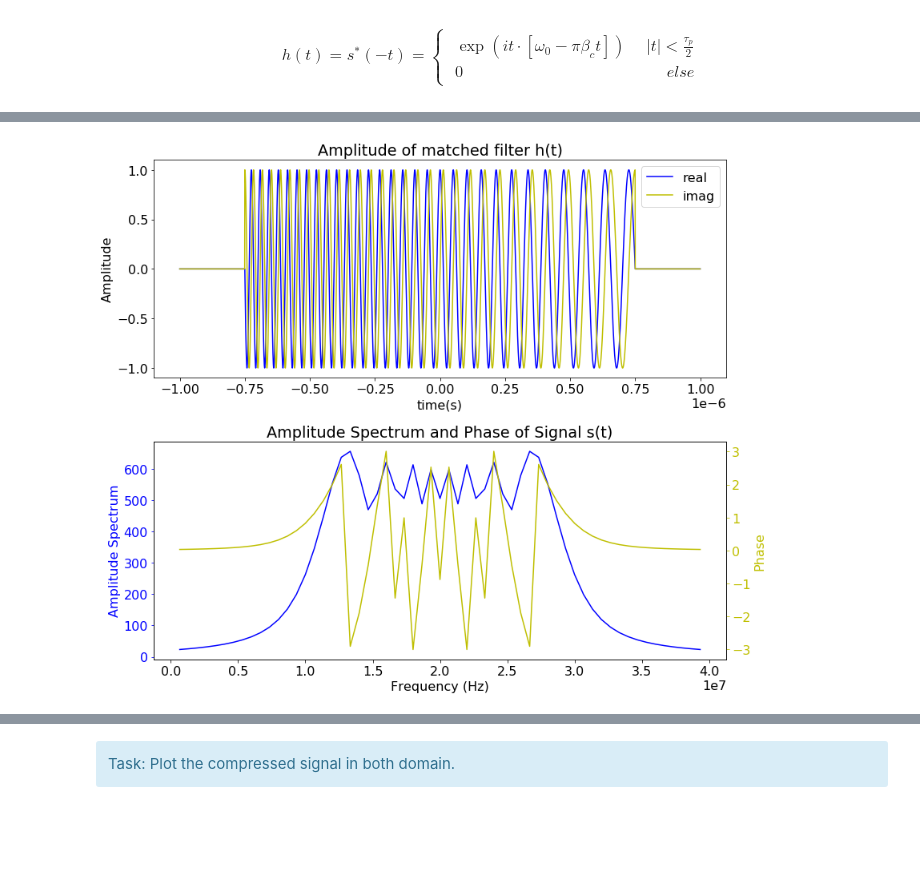
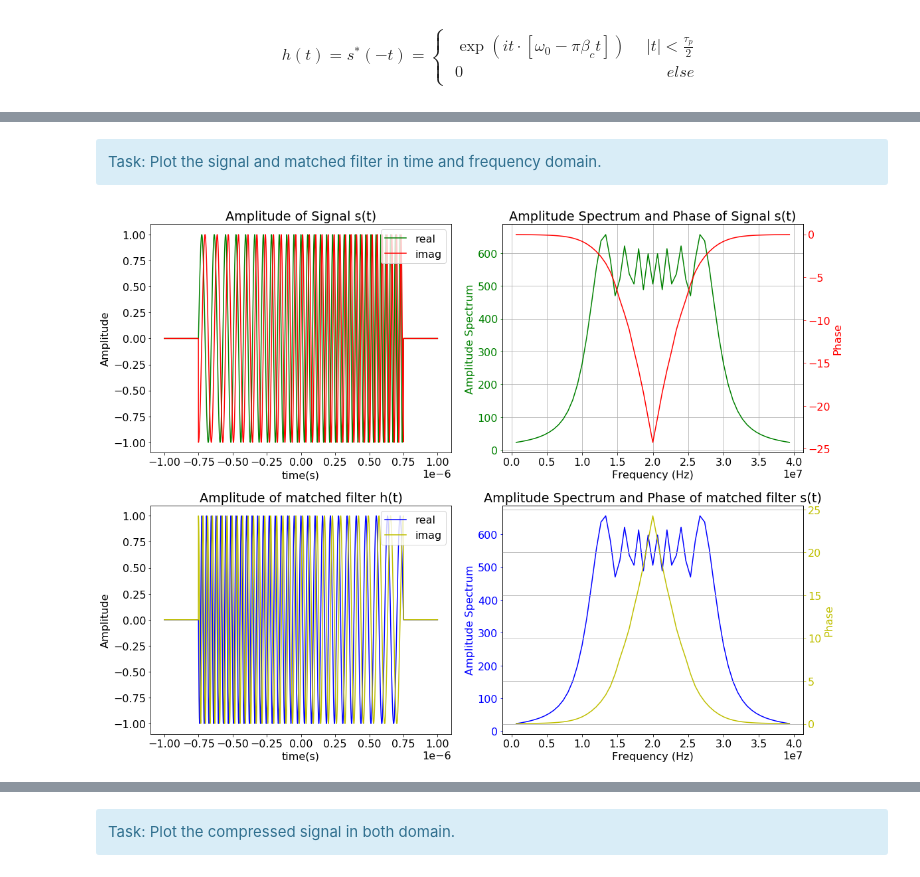
Before and after one commit to AzimuthLI/SAR_Introduction, a Jupyter notebook: Exercise_1-1D_Data.ipynb, the cells around one changed output, grey strips where cells are left out. Drawn from its saved outputs; the diff is of its cells as text; code cells hidden in the pictures; blank space fills up the shorter version.

```diff
--- a/Exercise_1-1D_Data.ipynb
+++ b/Exercise_1-1D_Data.ipynb
@@ -67,11 +80,7 @@ beta = bw / tau
 # %%
 signal = chirped_pulse(t, omega, beta, tau)
 signal_f = fft(signal[np.where(signal!=0)])
-freqs = fftfreq(signal_f.size, d = dt)
+freq_s = fftfreq(signal_f.size, d = dt)
 
-f0 = 0
-f1 = 40e6
-f0_phi = -20e6
-
-f = np.where((freqs>f0)&(freqs<f1))
-f_phi = np.where((freqs>f0_phi)&(freqs<f1))
+f_signal = np.where((freq_s>f0)&(freq_s<f1))
+f_phi_signal = np.where((freq_s>f0_phi)&(freq_s<f1))
@@ -162,44 +114,70 @@ def matched_filter(t, omega, beta, tau):
 # %%
 m_filter = matched_filter(t, omega, beta, tau)
 m_filter_f = fft(m_filter[np.where(signal!=0)])
-freq = fftfreq(m_filter_f.size, d = dt)
+freq_h = fftfreq(m_filter_f.size, d = dt)
 
-f0 = 0
-f1 = 40e6
-f0_phi = -20e6
-
-f = np.where((freq>f0)&(freq<f1))
-f_phi = np.where((freq>f0_phi)&(freq<f1))
+f_filter = np.where((freq_h>f0)&(freq_h<f1))
+f_phi_filter = np.where((freq_h>f0_phi)&(freq_h<f1))
+# %% [markdown]
+<div class="alert alert-info">
+Task: Plot the signal and matched filter in time and frequency domain.
+</div>
 # %%
-fig = plt.figure()
+fig = plt.figure(figsize=[16, 12])
 
 # Plot signal in time domain
-ax1 = fig.add_subplot(211)
-ax1.plot(t, np.real(m_filter), 'b', label='real')
-ax1.plot(t, np.imag(m_filter), 'y', label='imag')
+ax1 = fig.add_subplot(221)
+ax1.plot(t, np.real(signal), 'g', label='real')
+ax1.plot(t, np.imag(signal), 'r', label='imag')
 ax1.legend(loc='upper right')
-ax1.set_title('Amplitude of matched filter h(t)')
+ax1.set_title('Amplitude of Signal s(t)')
 ax1.set_xlabel('time(s)')
 ax1.set_ylabel('Amplitude')
 ax1.ticklabel_format(axis='x', style='sci', scilimits=(-3,4))
 
 # Plot signal in frequency domain
-ax2 = fig.add_subplot(212)
+ax2 = fig.add_subplot(222)
 # ax2 = ax1.twinx()
-ax2.plot(freqs[f], np.abs(m_filter_f)[f], 'b')
+ax2.plot(freq_s[f_signal], np.abs(signal_f)[f_signal], 'g')
 ax2.set_title('Amplitude Spectrum and Phase of Signal s(t)')
 ax2.set_xlabel('Frequency (Hz)')
-ax2.set_ylabel('Amplitude Spectrum', color='b')
-ax2.tick_params('y', colors='b')
+ax2.set_ylabel('Amplitude Spectrum', color='g')
+ax2.tick_params('y', colors='g')
 
-ax3 = ax2.twinx()
-ax3.plot(freqs[f], np.angle(m_filter_f)[f], 'y', label='imag')
-ax3.set_ylabel('Phase', color='y')
-ax3.tick_params('y', colors='y')
+ax2_2 = ax2.twinx()
+ax2_2.plot(freq_s[f_signal], np.unwrap(np.angle(signal_f))[f_signal], 'r', label='imag')
+ax2_2.set_ylabel('Phase', color='r')
+ax2_2.tick_params('y', colors='r')
+
+ax2.ticklabel_format(axis='x', style='sci', scilimits=(-3,4))
+ax2.grid()
+
+ax3 = fig.add_subplot(223)
+ax3.plot(t, np.real(m_filter), 'b', label='real')
+ax3.plot(t, np.imag(m_filter), 'y', label='imag')
+ax3.legend(loc='upper right')
+ax3.set_title('Amplitude of matched filter h(t)')
+ax3.set_xlabel('time(s)')
+ax3.set_ylabel('Amplitude')
+ax3.ticklabel_format(axis='x', style='sci', scilimits=(-3,4))
+
+ax4 = fig.add_subplot(224)
+
+ax4.plot(freq_h[f_filter], np.abs(m_filter_f)[f_filter], 'b')
+ax4.set_title('Amplitude Spectrum and Phase of matched filter s(t)')
+ax4.set_xlabel('Frequency (Hz)')
+ax4.set_ylabel('Amplitude Spectrum', color='b')
+ax4.tick_params('y', colors='b')
+
+ax4_2 = ax4.twinx()
+ax4_2.plot(freq_h[f_filter], np.unwrap(np.angle(m_filter_f))[f_filter], 'y', label='imag')
+ax4_2.set_ylabel('Phase', color='y')
+ax4_2.tick_params('y', colors='y')
 # ax3.set_ylim(0, 60)
-ax2.ticklabel_format(axis='x', style='sci', scilimits=(-3,4))
+ax4_2.ticklabel_format(axis='x', style='sci', scilimits=(-3,4))
+ax4_2.grid()
 
 # Layout
 plt.tight_layout()
 # %% [output]
-[figure, old version]
+[figure, new version]
```
Also changed, not shown: parts of 18 cells of this notebook, 2 other files.
